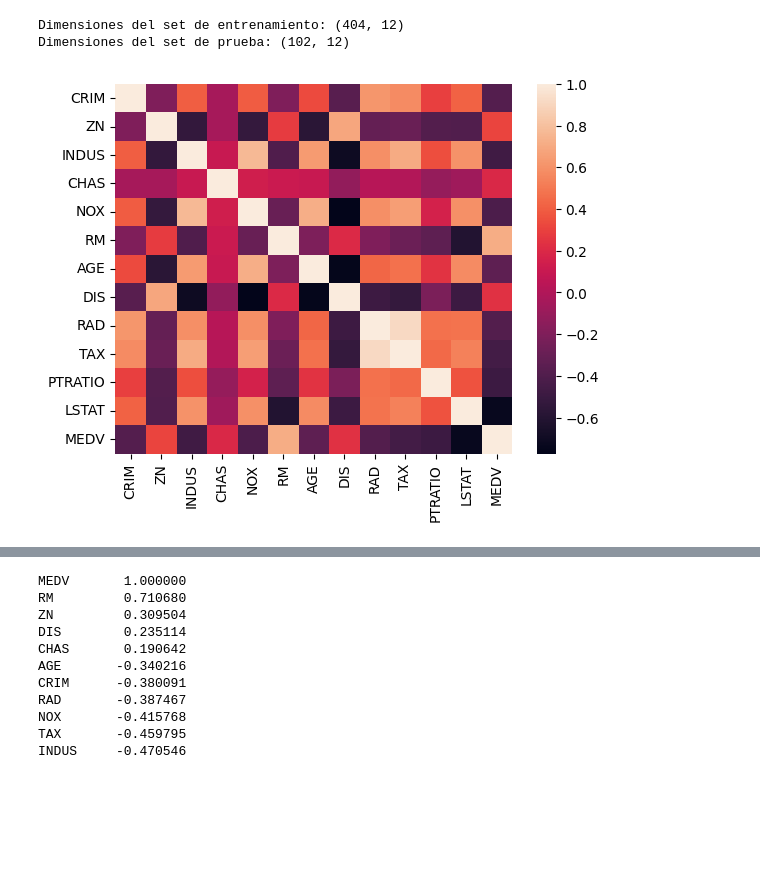
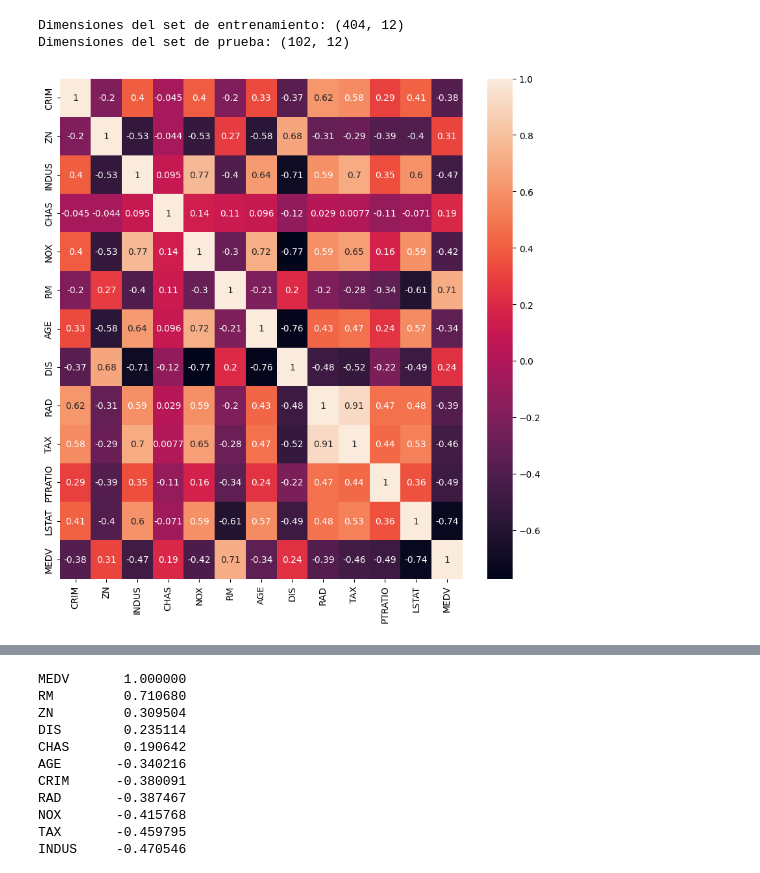
Before and after one commit to MpGaral/ONLINE_DS_THEBRIDGE_MARIA_GARCIA, a Jupyter notebook: Sprint 10/Unidad 1/18_Practica_Obligatoria_Regresion_Lineal_y_Regularización.ipynb, the cells around one changed output, grey strips where cells are left out. Cells and saved outputs as stored; diff of their text form; code cells hidden in the pictures; blank space fills up the shorter version.

```diff
--- a/Sprint 10/Unidad 1/18_Practica_Obligatoria_Regresion_Lineal_y_Regularización.ipynb
+++ b/Sprint 10/Unidad 1/18_Practica_Obligatoria_Regresion_Lineal_y_Regularización.ipynb
@@ -123,10 +123,11 @@ Dimensiones del set de entrenamiento: (404, 12)
 Dimensiones del set de prueba: (102, 12)
 # %%
 # Hacemos el Mini-EDA
-sns.heatmap(train_set.corr(numeric_only = True),annot=False);
+plt.figure(figsize= (10,10))
+sns.heatmap(train_set.corr(numeric_only = True),annot=True);
 plt.show();
 # %% [output]
-[figure, old version]
+[figure, new version]
 # %%
 correlacion = train_set.corr(numeric_only = True)
 correlacion
```
Also changed, not shown: parts of 1 cell of this notebook, 5 other files.
